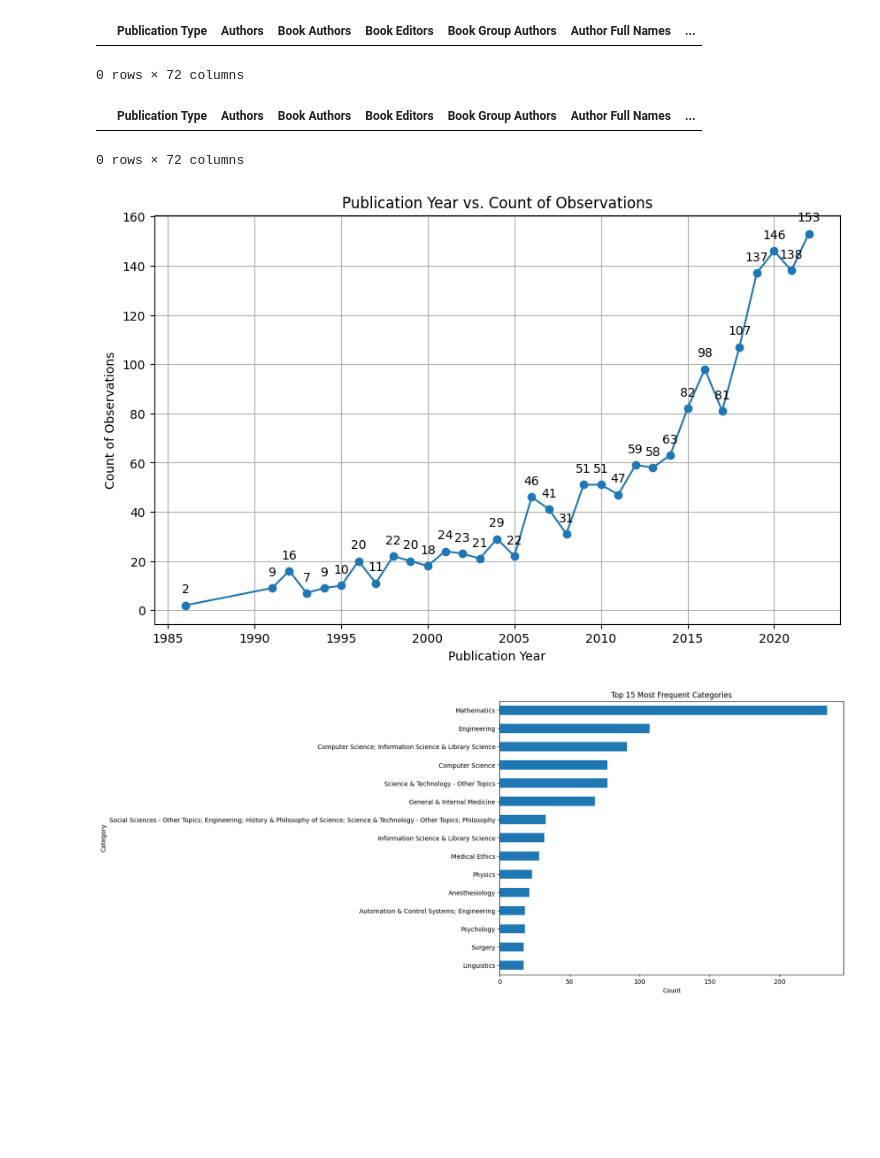
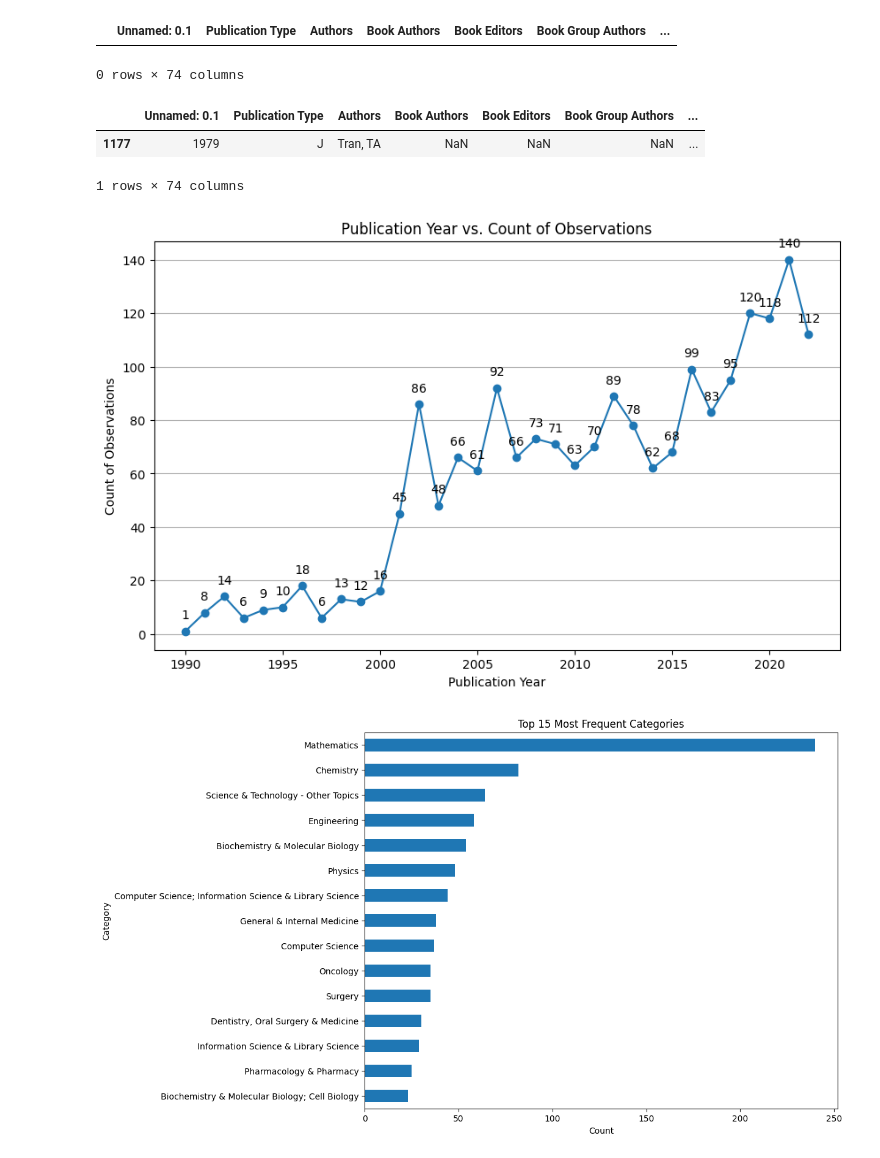
Before and after one commit to IsabelCD/Retractions, a Jupyter notebook: papers_abt_retractions.ipynb, the cells around one changed output. Saved outputs shown, nothing was run; the diff lists cells and outputs as text; code cells hidden in the pictures; blank space fills up the shorter version.

```diff
--- a/papers_abt_retractions.ipynb
+++ b/papers_abt_retractions.ipynb
@@ -8,10 +8,11 @@ from nltk import bigrams
 from nltk.corpus import stopwords
 from collections import Counter
 # %%
-wos_retracted_papers = pd.read_excel('./papers_abt_retractions/wos_search_retracted_paper_kw.xls')
-wos_retracted_publications = pd.read_excel('./papers_abt_retractions/wos_search_retracted_publication_kw.xls')
-wos_retracted_papers2 = pd.read_excel('./papers_abt_retractions/wos_search_retracted_paper_kw2.xls')
-wos_search = pd.concat([wos_retracted_papers, wos_retracted_papers2, wos_retracted_publications])
+#wos_retracted_papers = pd.read_excel('./papers_abt_retractions/wos_search_retracted_paper_kw.xls')
+#wos_retracted_publications = pd.read_excel('./papers_abt_retractions/wos_search_retracted_publication_kw.xls')
+#wos_retracted_papers2 = pd.read_excel('./papers_abt_retractions/wos_search_retracted_paper_kw2.xls')
+#wos_search = pd.concat([wos_retracted_papers, wos_retracted_papers2, wos_retracted_publications])
+wos_search = pd.read_excel('./papers_abt_retractions/abt_retractions.xlsx')
 # %%
 wos_search.head()
 # %% [output]
@@ -193,30 +169,31 @@ wos_search
 # %%
 wos_search[wos_search['Document Type']=='Retraction']
 # %% [output]
-|  | Publication Type | Authors | Book Authors | Book Editors | Book Group Authors | Author Full Names | ... |
+|  | Unnamed: 0.1 | Publication Type | Authors | Book Authors | Book Editors | Book Group Authors | ... |
-0 rows × 72 columns
+0 rows × 74 columns
 # %%
 wos_search[wos_search['Article Title'].str.contains('RETRACTED:')]
 # %% [output]
-|  | Publication Type | Authors | Book Authors | Book Editors | Book Group Authors | Author Full Names | ... |
+|  | Unnamed: 0.1 | Publication Type | Authors | Book Authors | Book Editors | Book Group Authors | ... |
+| 1177 | 1979 | J | Tran, TA | NaN | NaN | NaN | ... |
-0 rows × 72 columns
+1 rows × 74 columns
 # %%
-year_counts = wos_search[wos_search['Publication Year'] !=2023]['Publication Year'].value_counts().sort_index()
+year_counts = wos_search['Publication Year'].value_counts().sort_index() #[wos_search['Publication Year'] >=1900]
 # %%
 plt.figure(figsize=(10, 6))  # Adjust the figure size as needed
 plt.plot(year_counts.index, year_counts.values, marker='o')
 
 # Annotate each data point with its count
 for year, count in zip(year_counts.index, year_counts.values):
     plt.annotate(str(count), (year, count), textcoords="offset points", xytext=(0,10), ha='center')
 
 plt.xlabel('Publication Year')
 plt.ylabel('Count of Observations')
 plt.title('Publication Year vs. Count of Observations')
-plt.grid(True)
+plt.grid(True, axis= 'y')
 plt.show()
 # %% [output]
-[figure, old version]
+[figure, new version]
 # %%
 # Count the occurrences of each category
 category_counts = wos_search['Research Areas'].value_counts().head(15)
@@ -229,5 +206,5 @@ plt.ylabel('Category')
 plt.title('Top 15 Most Frequent Categories')
 plt.show()
 # %% [output]
-[figure, old version]
+[figure, new version]
 # %%
```
Also changed, not shown: parts of 18 cells of this notebook, 24 other files.
